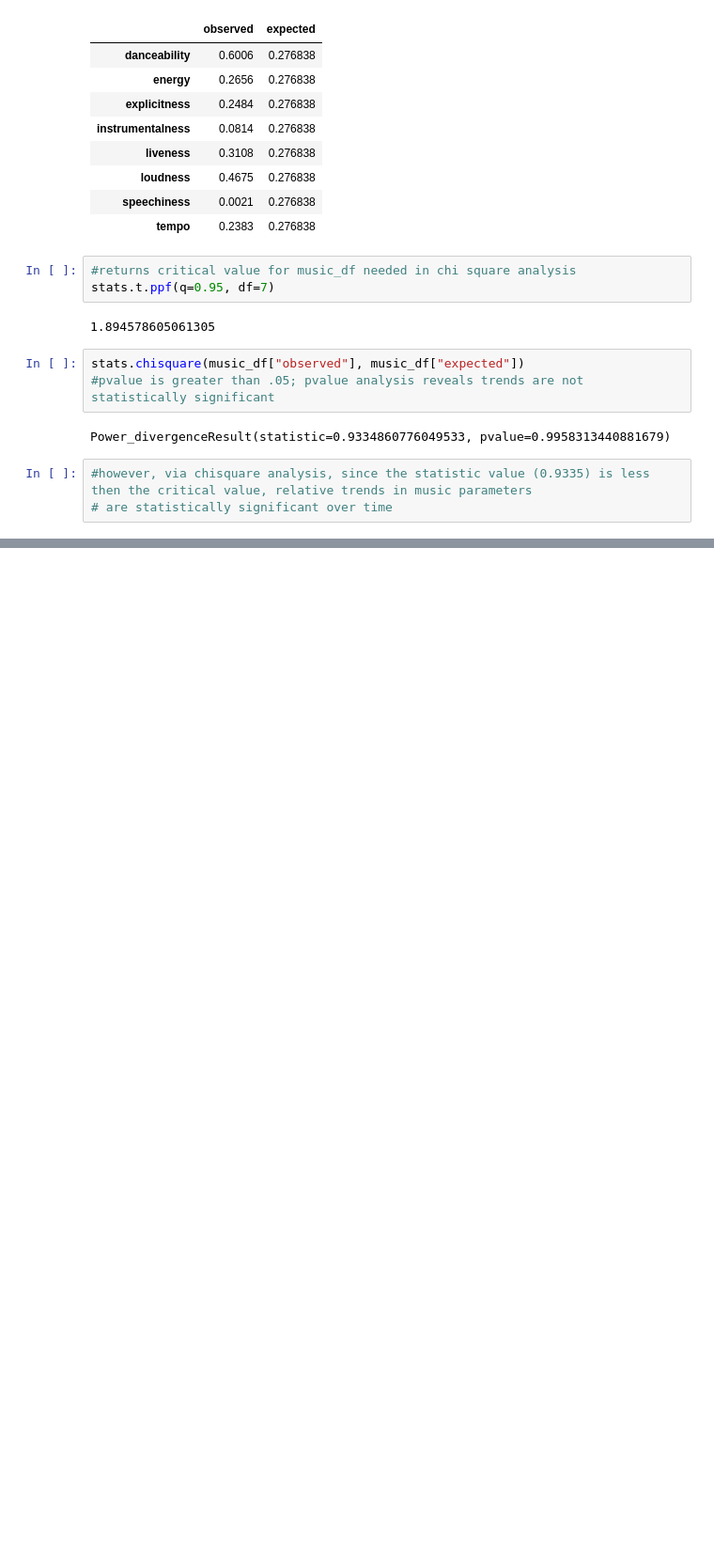
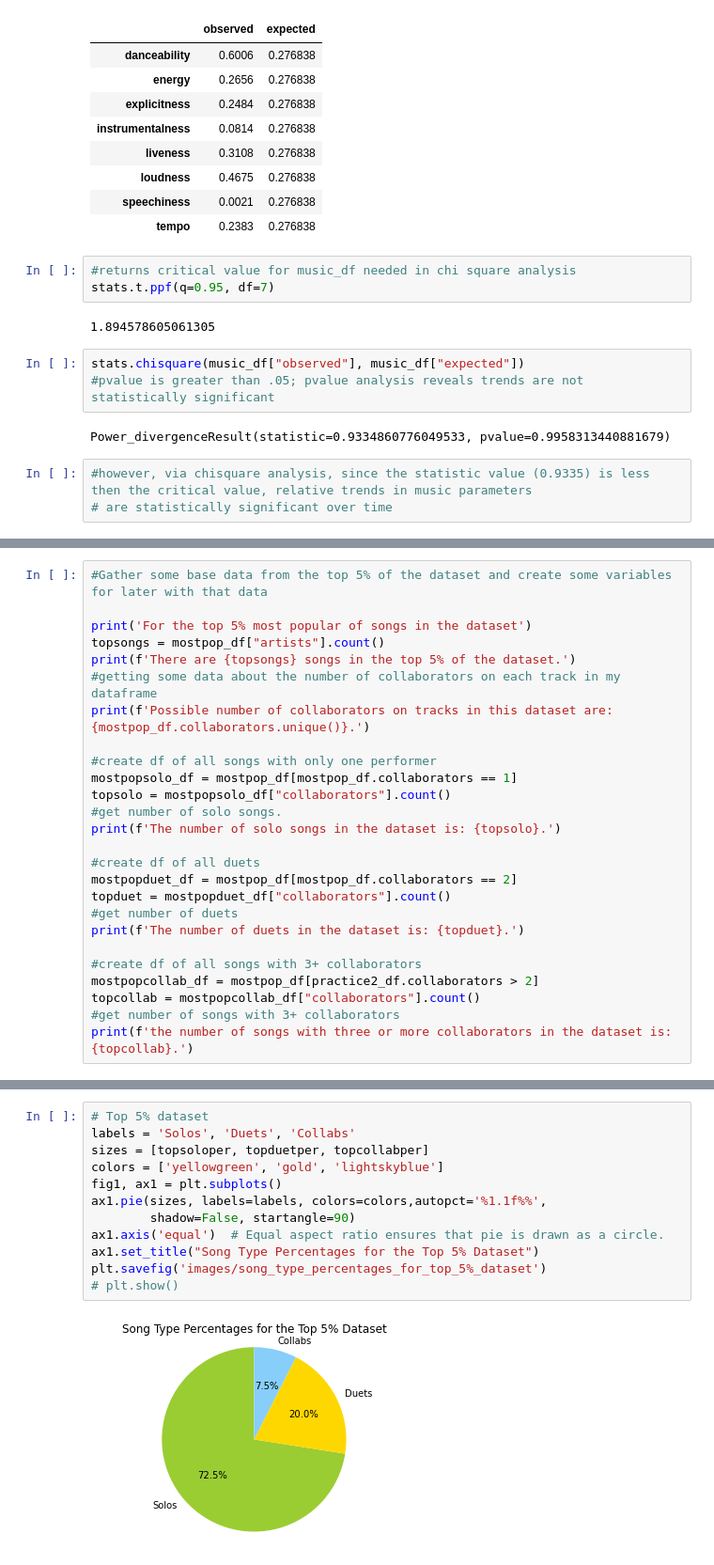
Before and after one commit to GND95/Project_1, a Jupyter notebook: Music-Analysis.ipynb, the cells around one changed output, grey strips where cells are left out. Shown at 94% size. Cells and saved outputs as stored; diff of their text form; blank space fills up the shorter version.

```diff
--- a/Music-Analysis.ipynb
+++ b/Music-Analysis.ipynb
@@ -874,0 +967,26 @@ Power_divergenceResult(statistic=0.9334860776049533, pvalue=0.9958313440881679)
+# %%
+#Gather some base data from the top 5% of the dataset and create some variables for later with that data
+
+print('For the top 5% most popular of songs in the dataset')
+topsongs = mostpop_df["artists"].count()
+print(f'There are {topsongs} songs in the top 5% of the dataset.')
+#getting some data about the number of collaborators on each track in my dataframe
+print(f'Possible number of collaborators on tracks in this dataset are: {mostpop_df.collaborators.unique()}.')
+
+#create df of all songs with only one performer
+mostpopsolo_df = mostpop_df[mostpop_df.collaborators == 1]
+topsolo = mostpopsolo_df["collaborators"].count()
+#get number of solo songs.
+print(f'The number of solo songs in the dataset is: {topsolo}.')
+
+#create df of all duets
+mostpopduet_df = mostpop_df[mostpop_df.collaborators == 2]
+topduet = mostpopduet_df["collaborators"].count()
+#get number of duets
+print(f'The number of duets in the dataset is: {topduet}.')
+
+#create df of all songs with 3+ collaborators
+mostpopcollab_df = mostpop_df[practice2_df.collaborators > 2]
+topcollab = mostpopcollab_df["collaborators"].count()
+#get number of songs with 3+ collaborators
+print(f'the number of songs with three or more collaborators in the dataset is: {topcollab}.')
@@ -874,0 +1136,14 @@ Power_divergenceResult(statistic=0.9334860776049533, pvalue=0.9958313440881679)
+# %%
+# Top 5% dataset
+labels = 'Solos', 'Duets', 'Collabs'
+sizes = [topsoloper, topduetper, topcollabper]
+colors = ['yellowgreen', 'gold', 'lightskyblue']
+fig1, ax1 = plt.subplots()
+ax1.pie(sizes, labels=labels, colors=colors,autopct='%1.1f%%',
+        shadow=False, startangle=90)
+ax1.axis('equal')  # Equal aspect ratio ensures that pie is drawn as a circle.
+ax1.set_title("Song Type Percentages for the Top 5% Dataset")
+plt.savefig('images/song_type_percentages_for_top_5%_dataset')
+# plt.show()
+# %% [output]
+[figure, added]
```
Also changed, not shown: parts of 8 cells of this notebook, 9 other files.
